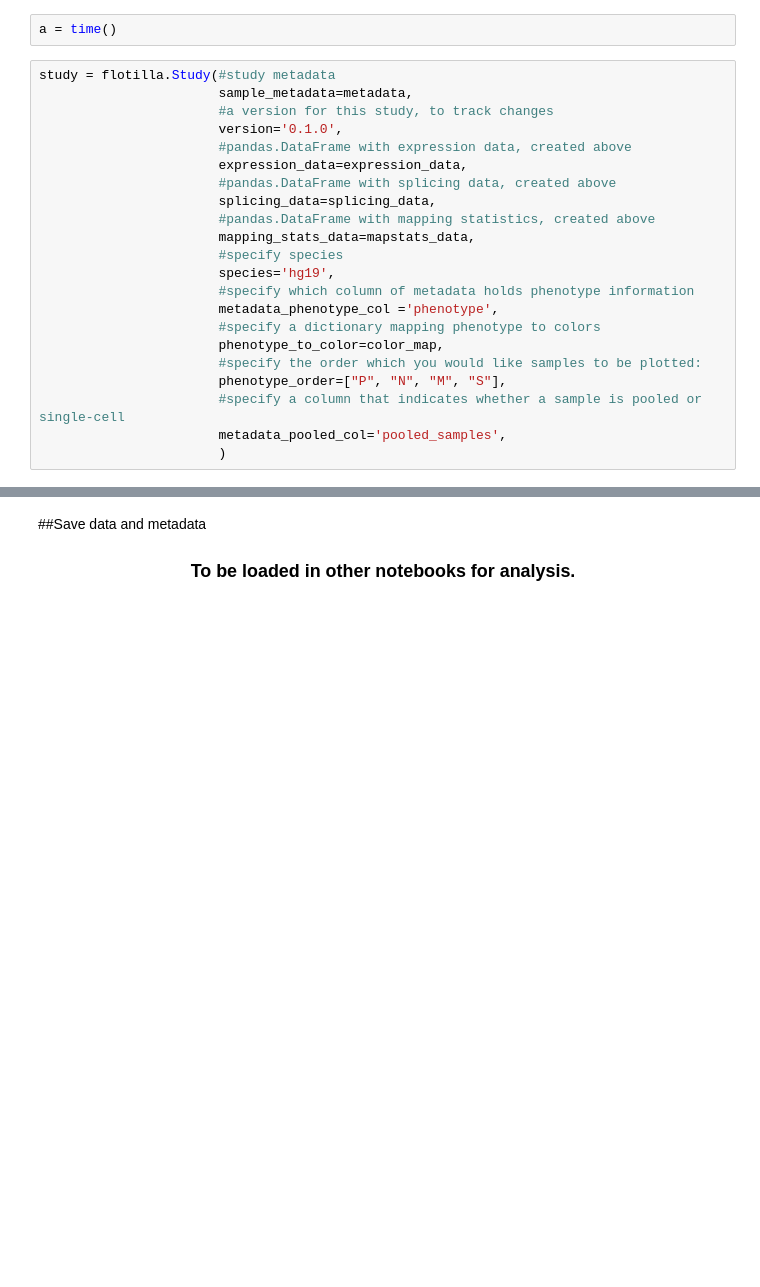
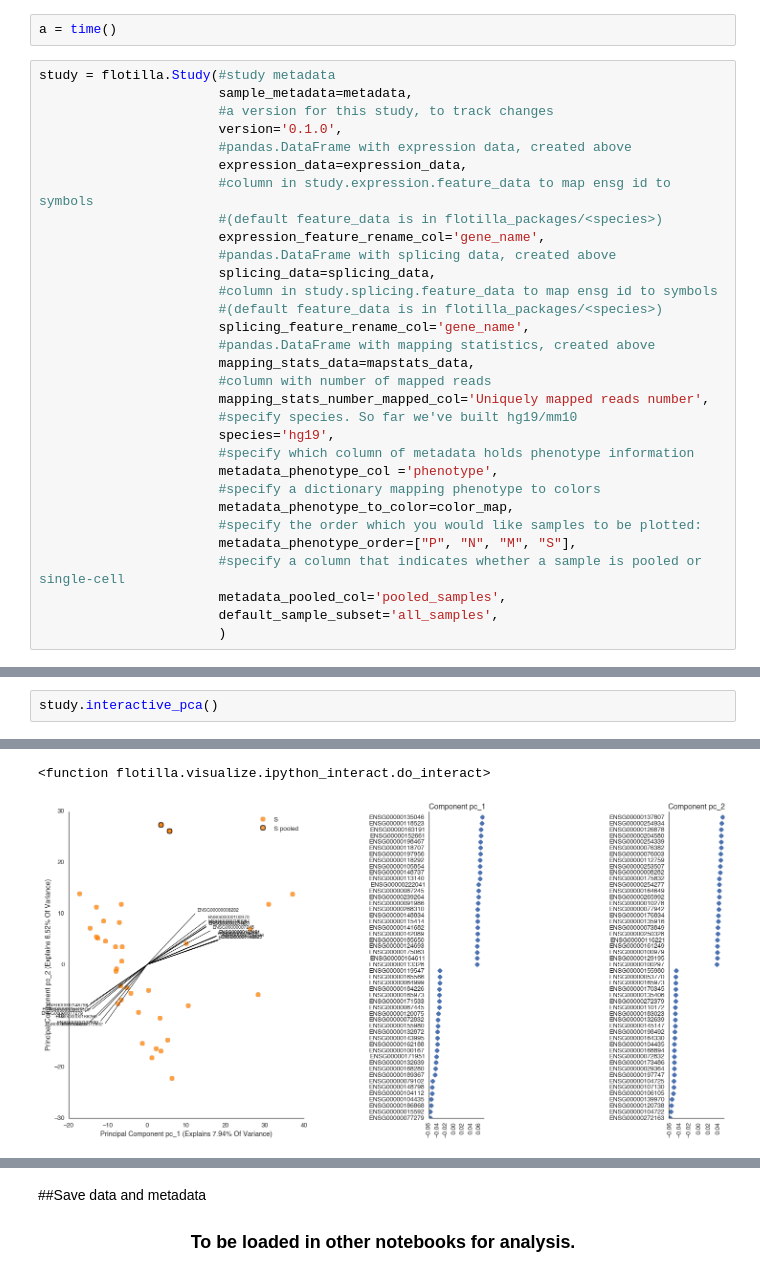
Before and after one commit to YeoLab/flotilla, a Jupyter notebook: demo/examples/1_Create A New Study.ipynb, the cells around one changed output, grey strips where cells are left out. Saved outputs shown, nothing was run; the diff lists cells and outputs as text; blank space fills up the shorter version.

```diff
--- a/demo/examples/1_Create A New Study.ipynb
+++ b/demo/examples/1_Create A New Study.ipynb
@@ -194,19 +202,28 @@ study = flotilla.Study(#study metadata
                        version='0.1.0',
                        #pandas.DataFrame with expression data, created above
                        expression_data=expression_data,
+                       #column in study.expression.feature_data to map ensg id to symbols
+                       #(default feature_data is in flotilla_packages/<species>)
+                       expression_feature_rename_col='gene_name',
                        #pandas.DataFrame with splicing data, created above
                        splicing_data=splicing_data,
+                       #column in study.splicing.feature_data to map ensg id to symbols
+                       #(default feature_data is in flotilla_packages/<species>)
+                       splicing_feature_rename_col='gene_name',
                        #pandas.DataFrame with mapping statistics, created above
                        mapping_stats_data=mapstats_data,
-                       #specify species
+                       #column with number of mapped reads
+                       mapping_stats_number_mapped_col='Uniquely mapped reads number',
+                       #specify species. So far we've built hg19/mm10
                        species='hg19',
                        #specify which column of metadata holds phenotype information
                        metadata_phenotype_col ='phenotype',
                        #specify a dictionary mapping phenotype to colors
-                       phenotype_to_color=color_map,
+                       metadata_phenotype_to_color=color_map,
                        #specify the order which you would like samples to be plotted:
-                       phenotype_order=["P", "N", "M", "S"],
+                       metadata_phenotype_order=["P", "N", "M", "S"],
                        #specify a column that indicates whether a sample is pooled or single-cell
                        metadata_pooled_col='pooled_samples',
+                       default_sample_subset='all_samples',
                        )
 # %% [output]
@@ -230,0 +250,3 @@ package validated
+# %%
+study.interactive_pca()
+# %% [output]
@@ -231,3 +263,5 @@ package validated
+<function flotilla.visualize.ipython_interact.do_interact>
+[figure, added]
 # %%
 b = time()
 print "This operation took {:.1f} seconds.".format(b - a)
```
Also changed, not shown: parts of 16 cells of this notebook.
